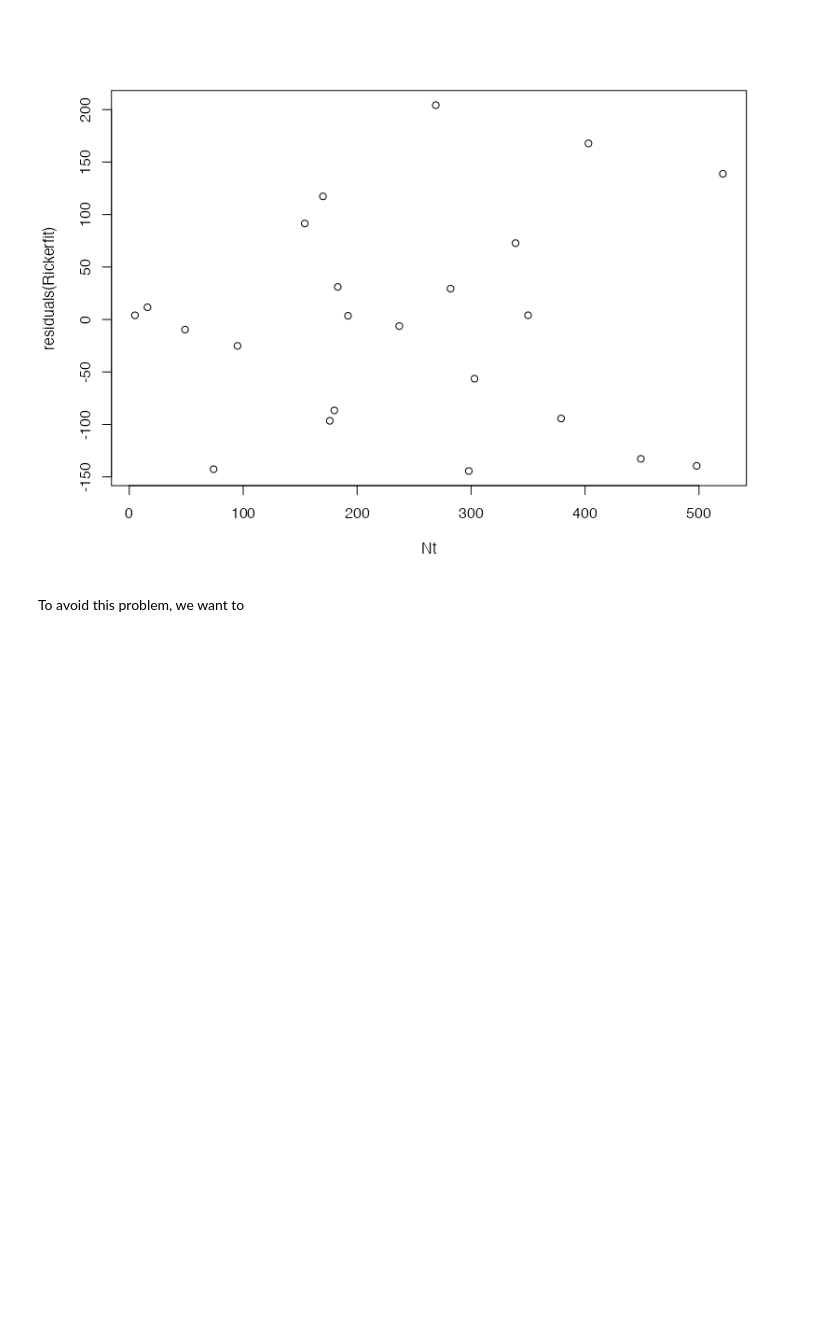
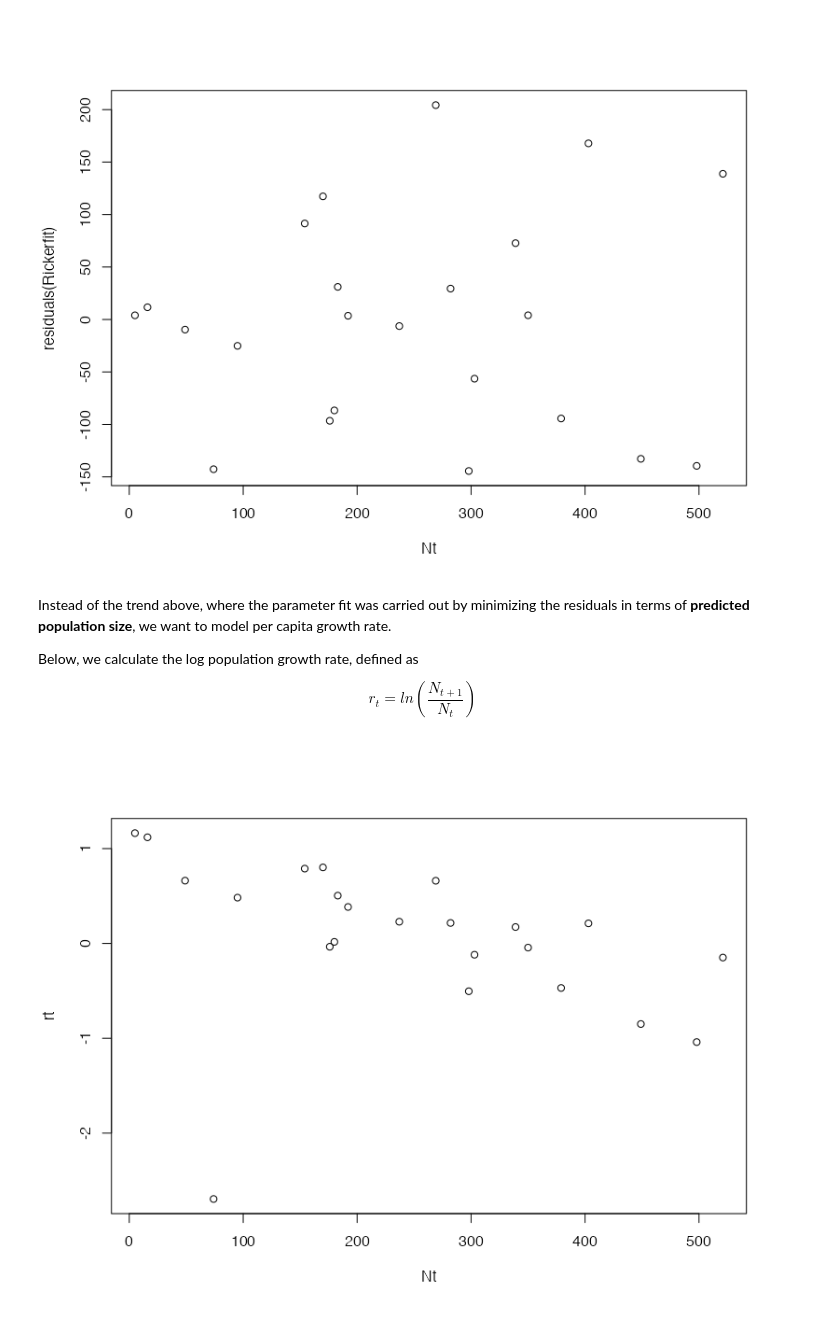
Before and after one commit to otodreas/BIOS13-Coursework, a Jupyter notebook: Exercises/Model_Fitting/Exercise.ipynb, the cells around one changed output. Cells and saved outputs as stored; diff of their text form; code cells hidden in the pictures; blank space fills up the shorter version.

Commit message:
finished model fitting exercise

```diff
--- a/Exercises/Model_Fitting/Exercise.ipynb
+++ b/Exercises/Model_Fitting/Exercise.ipynb
@@ -67,4 +78,15 @@ plot(Nt, residuals(Rickerfit))
 # %% [output]
 [figure]
 # %% [markdown]
-To avoid this problem, we want to
+Instead of the trend above, where the parameter fit was carried out by minimizing the residuals in terms of **predicted population size**, we want to model per capita growth rate.
+
+Below, we calculate the log population growth rate, defined as
+
+$$
+r_t = ln \left( \frac{N_{t+1}}{N_t} \right)
+$$
+# %%
+rt <- log(Ntplus1 / Nt)
+plot(Nt, rt)
+# %% [output]
+[figure, added]
```
Also changed, not shown: parts of 21 cells of this notebook.
